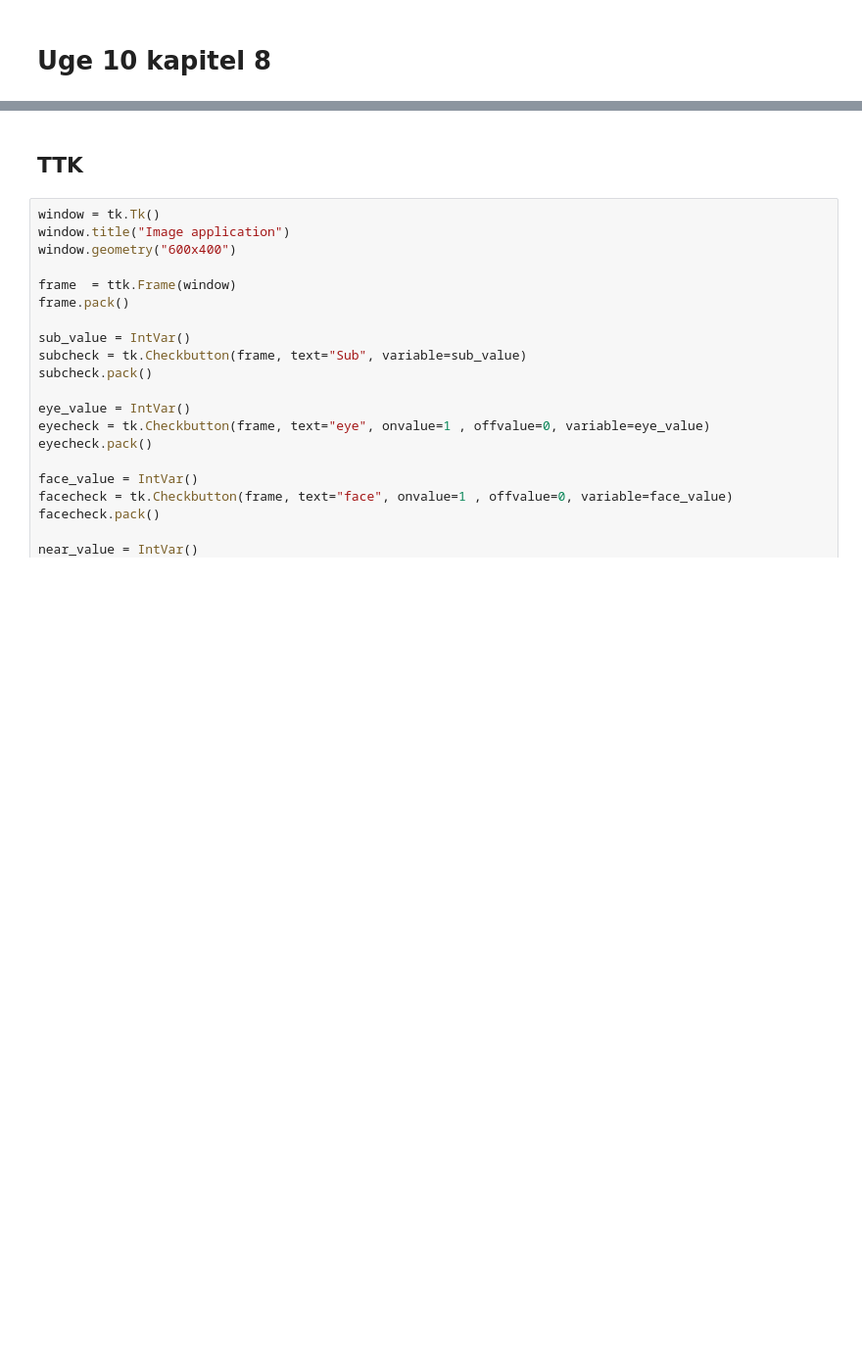
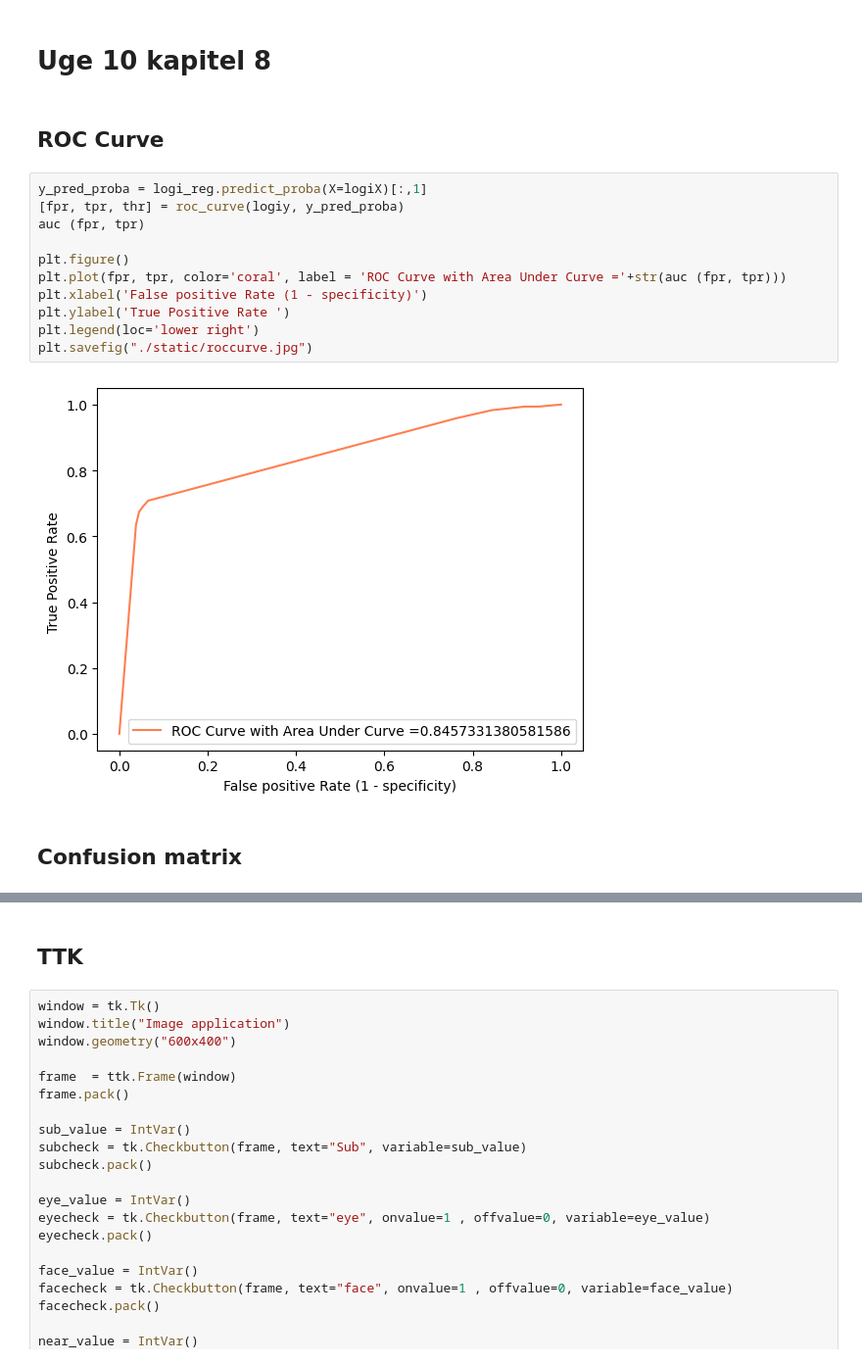
Before and after one commit to Alex9667/PetfinderPawpularityScore, a Jupyter notebook: app.ipynb, the cells around one changed output, grey strips where cells are left out. Shown: that part at 98% size. Saved outputs shown, nothing was run; the diff lists cells and outputs as text; blank space fills up the shorter version.

```diff
--- a/app.ipynb
+++ b/app.ipynb
@@ -70,2 +85,19 @@ logi_reg = logistic_regression_contains_human(logiX_train,logiy_train)
 # %% [markdown]
 # Uge 10 kapitel 8
+# %% [markdown]
+## ROC Curve
+# %%
+y_pred_proba = logi_reg.predict_proba(X=logiX)[:,1]
+[fpr, tpr, thr] = roc_curve(logiy, y_pred_proba)
+auc (fpr, tpr)
+
+plt.figure()
+plt.plot(fpr, tpr, color='coral', label = 'ROC Curve with Area Under Curve ='+str(auc (fpr, tpr)))
+plt.xlabel('False positive Rate (1 - specificity)')
+plt.ylabel('True Positive Rate ')
+plt.legend(loc='lower right')
+plt.savefig("./static/roccurve.jpg")
+# %% [output]
+[figure, added]
+# %% [markdown]
+## Confusion matrix
```
Also changed, not shown: parts of 12 cells of this notebook, 4 other files.
